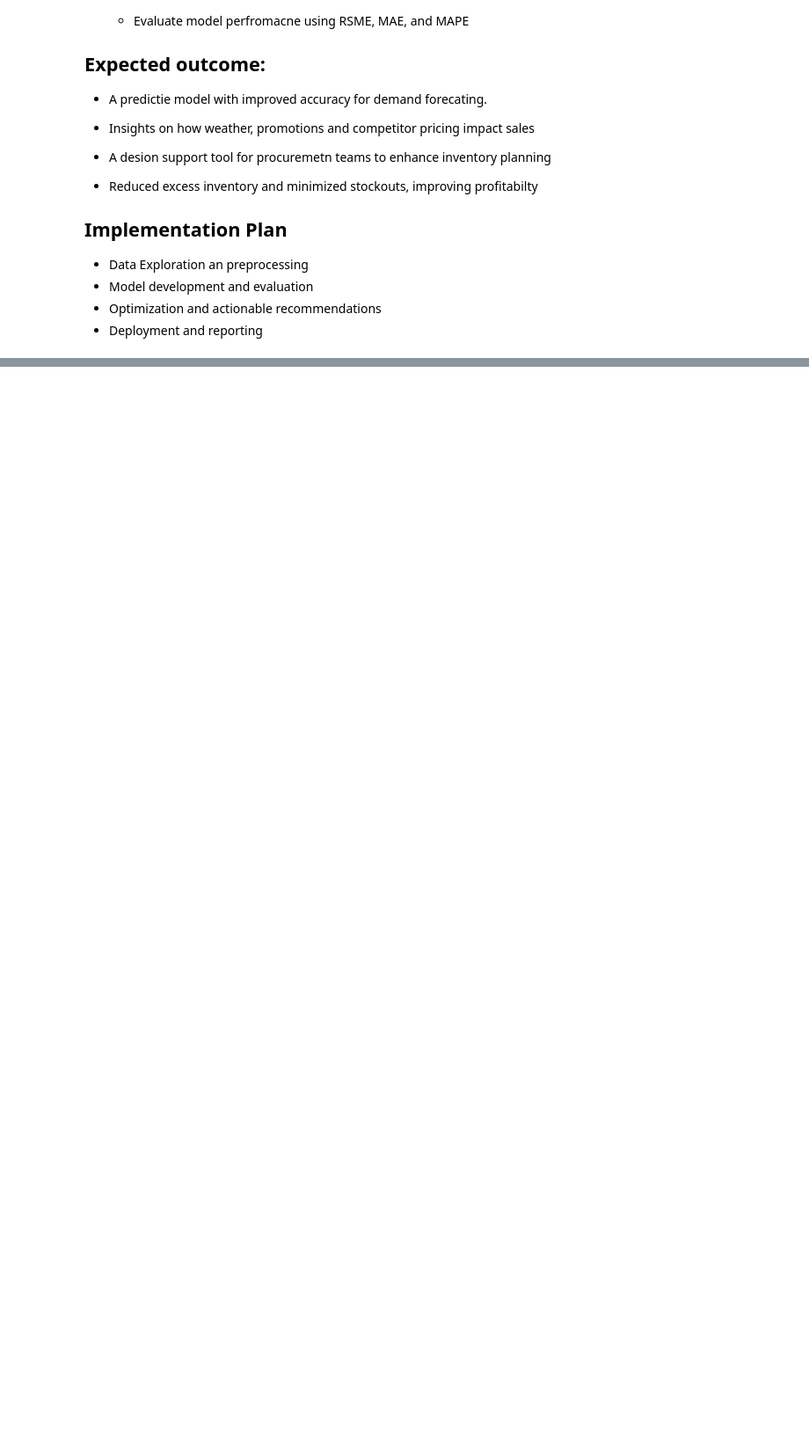
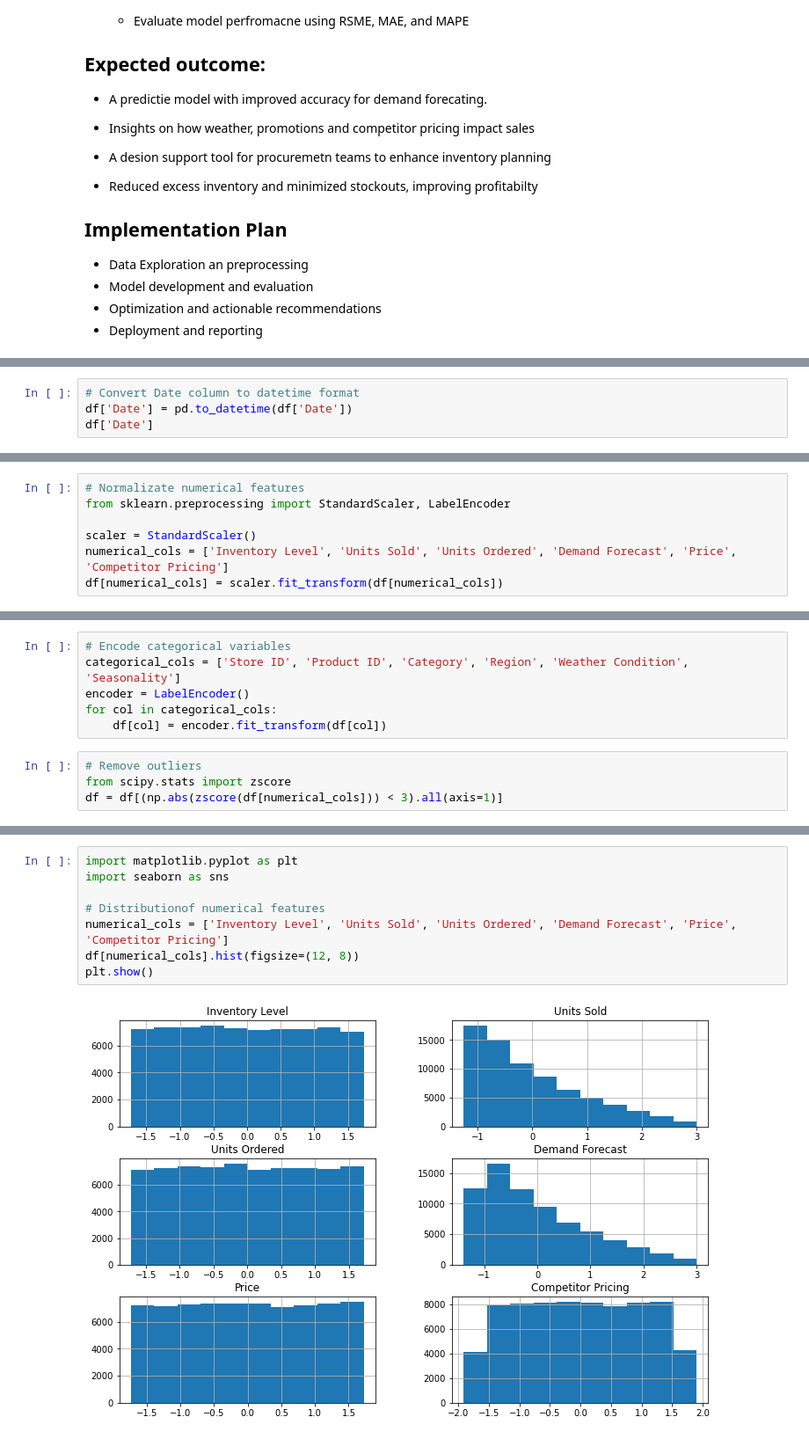
Before and after one commit to Catherinewwanjau/Demand-Forecasting-Optimization-for-Inventory-Management, a Jupyter notebook: Inventory Forecasting-1.ipynb, the cells around one changed output, grey strips where cells are left out. Shown at 88% size. Drawn from its saved outputs; the diff is of its cells as text; blank space fills up the shorter version.

Commit message:
Preprocessing

```diff
--- a/Inventory Forecasting-1.ipynb
+++ b/Inventory Forecasting-1.ipynb
@@ -49,0 +86,4 @@ The dataset includes the following key features:
+# %%
+# Convert Date column to datetime format
+df['Date'] = pd.to_datetime(df['Date'])
+df['Date']
@@ -49,0 +122,7 @@ The dataset includes the following key features:
+# %%
+# Normalizate numerical features
+from sklearn.preprocessing import StandardScaler, LabelEncoder
+
+scaler = StandardScaler()
+numerical_cols = ['Inventory Level', 'Units Sold', 'Units Ordered', 'Demand Forecast', 'Price', 'Competitor Pricing']
+df[numerical_cols] = scaler.fit_transform(df[numerical_cols])
@@ -49,0 +149,10 @@ The dataset includes the following key features:
+# %%
+# Encode categorical variables
+categorical_cols = ['Store ID', 'Product ID', 'Category', 'Region', 'Weather Condition', 'Seasonality']
+encoder = LabelEncoder()
+for col in categorical_cols:
+    df[col] = encoder.fit_transform(df[col])
+# %%
+# Remove outliers
+from scipy.stats import zscore
+df = df[(np.abs(zscore(df[numerical_cols])) < 3).all(axis=1)]
@@ -49,0 +173,10 @@ The dataset includes the following key features:
+# %%
+import matplotlib.pyplot as plt
+import seaborn as sns
+
+# Distributionof numerical features
+numerical_cols = ['Inventory Level', 'Units Sold', 'Units Ordered', 'Demand Forecast', 'Price', 'Competitor Pricing']
+df[numerical_cols].hist(figsize=(12, 8))
+plt.show()
+# %% [output]
+[figure, added]
```
Also changed, not shown: parts of 10 cells of this notebook.
